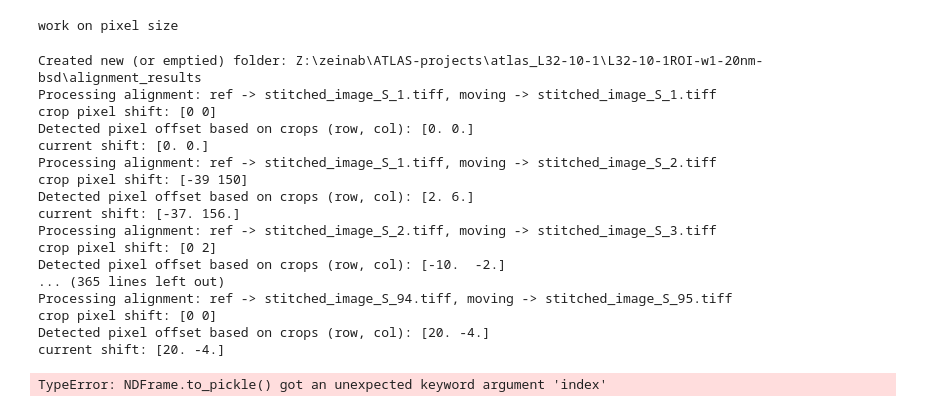
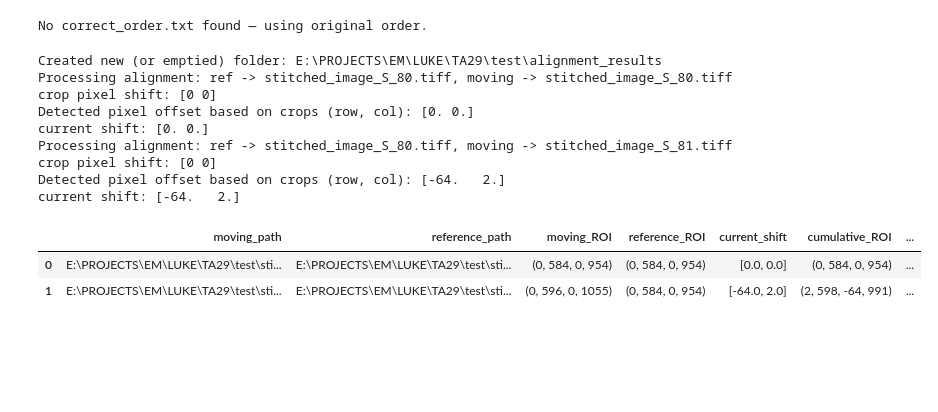
Before and after one commit to CCI-GU-Sweden/ATLAS, a Jupyter notebook: ATLAS-z-align.ipynb, the cells around one changed output. Cells and saved outputs as stored; diff of their text form; code cells hidden in the pictures; blank space fills up the shorter version.

```diff
--- a/ATLAS-z-align.ipynb
+++ b/ATLAS-z-align.ipynb
@@ -86,20 +100,19 @@ from atlas.io.fibics_metadata import extract_tif_metadata, get_pixel_size_from_t
-# %%
-"""SKIP during test
-#TODO: important change this to metadata readout
-pixel_size = {
-    'Value': get_pixel_size_from_tif(tif_list_sorted[0].name, tif_list_sorted[0].parent),
-    'Axial': 0.07,
-    'Unit': 'µm'
-}
-"""
-
-""" EXAMPLE
-with open(tif_folder.joinpath('tif-stack-metadata.xml'), "rb") as f:
-    metadata_dict = xmltodict.parse(f, xml_attribs=True)
-
-pixel_size = metadata_dict['human_meta_data']['pixel_size']
-"""
-print("work on pixel size")
-# %% [output]
-work on pixel size
+# %%
+correct_order_path = Path(series_folder.joinpath("correct_order.txt"))
+
+try:
+    new_order = parse_shorthand_order(correct_order_path)
+    print(f"Loaded correct_order.txt: {new_order}")
+
+    tif_list_sorted = reorder_files_by_s_number(tif_list_sorted, new_order)
+    print("Files reordered based on correct_order.txt:")
+    for f in tif_list_sorted:
+        print(f)
+
+except FileNotFoundError:
+    print("No correct_order.txt found — using original order.")
+except Exception as e:
+    print(f"Error reading or applying correct_order.txt: {e}")
+# %% [output]
+No correct_order.txt found — using original order.
 # %%
@@ -109,39 +123,32 @@ from atlas.alignment import calculate_cumulative_shifts, initialize_alignment_df
 # %%
 output_path = series_folder.joinpath("alignment_results")
 create_empty_folder(output_path)
 
 down_scale = 10
-tif_list_sorted = sorted(tif_list, key=extract_s_number)
 
 # initialize the dataframe, in particular we asign the pair-wise patching of the images
 # based on the sorted list of tiff.
 z_align_df = initialize_alignment_df(tif_list_sorted, down_scale)
 # run pairwise alignment based on the provided dataframe
 z_align_df = pairwise_alignment(z_align_df)
 # now we can calculate the cumulative shifts
 z_align_df = calculate_cumulative_shifts(z_align_df)
 
 # ✅ At the end, save the DataFrame as a CSV for later analysis
 z_align_df_path = output_path.joinpath("z_alignment_results.pkl")
 z_align_df.to_pickle(z_align_df_path)
 
 z_align_df
 # %% [output]
-Created new (or emptied) folder: Z:\zeinab\ATLAS-projects\atlas_L32-10-1\L32-10-1ROI-w1-20nm-bsd\alignment_results
-Processing alignment: ref -> stitched_image_S_1.tiff, moving -> stitched_image_S_1.tiff
+Created new (or emptied) folder: E:\PROJECTS\EM\LUKE\TA29\test\alignment_results
+Processing alignment: ref -> stitched_image_S_80.tiff, moving -> stitched_image_S_80.tiff
 crop pixel shift: [0 0]
 Detected pixel offset based on crops (row, col): [0. 0.]
 current shift: [0. 0.]
-Processing alignment: ref -> stitched_image_S_1.tiff, moving -> stitched_image_S_2.tiff
-crop pixel shift: [-39 150]
-Detected pixel offset based on crops (row, col): [2. 6.]
-current shift: [-37. 156.]
-Processing alignment: ref -> stitched_image_S_2.tiff, moving -> stitched_image_S_3.tiff
-crop pixel shift: [0 2]
-Detected pixel offset based on crops (row, col): [-10.  -2.]
-... (365 lines left out)
-Processing alignment: ref -> stitched_image_S_94.tiff, moving -> stitched_image_S_95.tiff
+Processing alignment: ref -> stitched_image_S_80.tiff, moving -> stitched_image_S_81.tiff
 crop pixel shift: [0 0]
-Detected pixel offset based on crops (row, col): [20. -4.]
-current shift: [20. -4.]
+Detected pixel offset based on crops (row, col): [-64.   2.]
+current shift: [-64.   2.]
-TypeError: NDFrame.to_pickle() got an unexpected keyword argument 'index'
+|  | moving_path | reference_path | moving_ROI | reference_ROI | current_shift | cumulative_ROI | ... |
+| 0 | E:\PROJECTS\EM\LUKE\TA29\test\sti... | E:\PROJECTS\EM\LUKE\TA29\test\sti... | (0, 584, 0, 954) | (0, 584, 0, 954) | [0.0, 0.0] | (0, 584, 0, 954) | ... |
+| 1 | E:\PROJECTS\EM\LUKE\TA29\test\sti... | E:\PROJECTS\EM\LUKE\TA29\test\sti... | (0, 596, 0, 1055) | (0, 584, 0, 954) | [-64.0, 2.0] | (2, 598, -64, 991) | ... |
```
Also changed, not shown: parts of 27 cells of this notebook, 2 other files.
